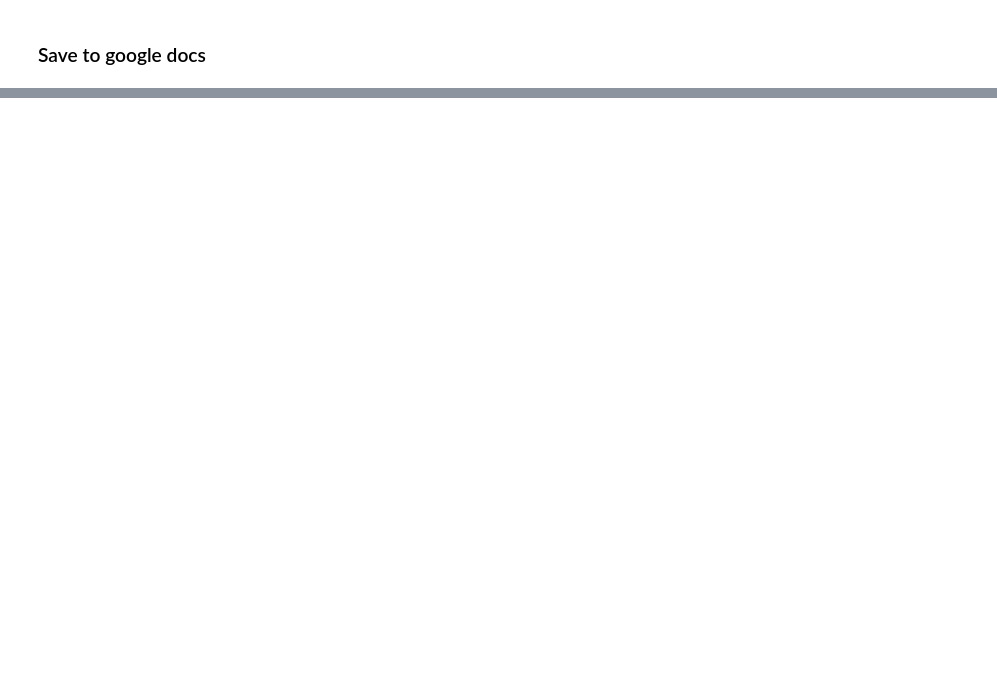
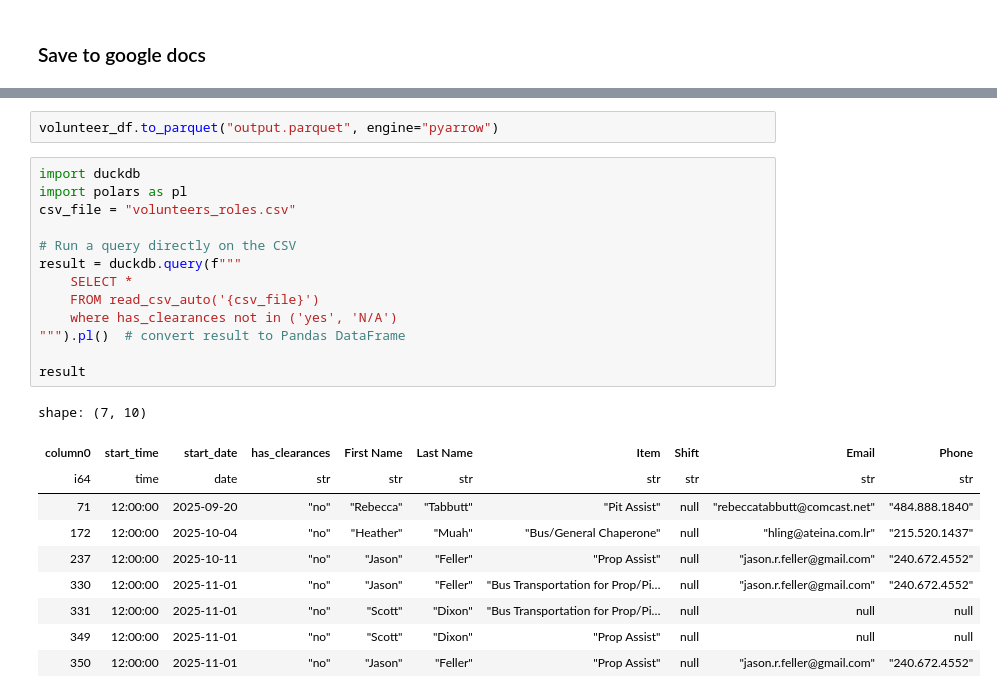
Before and after one commit to bobruddy/agimba, a Jupyter notebook: generate_event_report.ipynb, the cells around one changed output, grey strips where cells are left out. Saved outputs shown, nothing was run; the diff lists cells and outputs as text; blank space fills up the shorter version.

```diff
--- a/generate_event_report.ipynb
+++ b/generate_event_report.ipynb
@@ -238,0 +383,26 @@ sheet_status.resize(rows=len(save_df)+1, cols=len(save_df.columns))
+# %%
+volunteer_df.to_parquet("output.parquet", engine="pyarrow")
+# %%
+import duckdb
+import polars as pl
+csv_file = "volunteers_roles.csv"
+
+# Run a query directly on the CSV
+result = duckdb.query(f"""
+    SELECT *
+    FROM read_csv_auto('{csv_file}')
+    where has_clearances not in ('yes', 'N/A')
+""").pl()  # convert result to Pandas DataFrame
+
+result
+# %% [output]
+shape: (7, 10)
+| column0 | start_time | start_date | has_clearances | First Name | Last Name | Item | Shift | Email | Phone |
+| i64 | time | date | str | str | str | str | str | str | str |
+| 71 | 12:00:00 | 2025-09-20 | "no" | "Rebecca" | "Tabbutt" | "Pit Assist" | null | "rebeccatabbutt@comcast.net" | "484.888.1840" |
+| 172 | 12:00:00 | 2025-10-04 | "no" | "Heather" | "Muah" | "Bus/General Chaperone" | null | "hling@ateina.com.lr" | "215.520.1437" |
+| 237 | 12:00:00 | 2025-10-11 | "no" | "Jason" | "Feller" | "Prop Assist" | null | "jason.r.feller@gmail.com" | "240.672.4552" |
+| 330 | 12:00:00 | 2025-11-01 | "no" | "Jason" | "Feller" | "Bus Transportation for Prop/Pi… | null | "jason.r.feller@gmail.com" | "240.672.4552" |
+| 331 | 12:00:00 | 2025-11-01 | "no" | "Scott" | "Dixon" | "Bus Transportation for Prop/Pi… | null | null | null |
+| 349 | 12:00:00 | 2025-11-01 | "no" | "Scott" | "Dixon" | "Prop Assist" | null | null | null |
+| 350 | 12:00:00 | 2025-11-01 | "no" | "Jason" | "Feller" | "Prop Assist" | null | "jason.r.feller@gmail.com" | "240.672.4552" |
```
Also changed, not shown: parts of 9 cells of this notebook, 7 other files.
